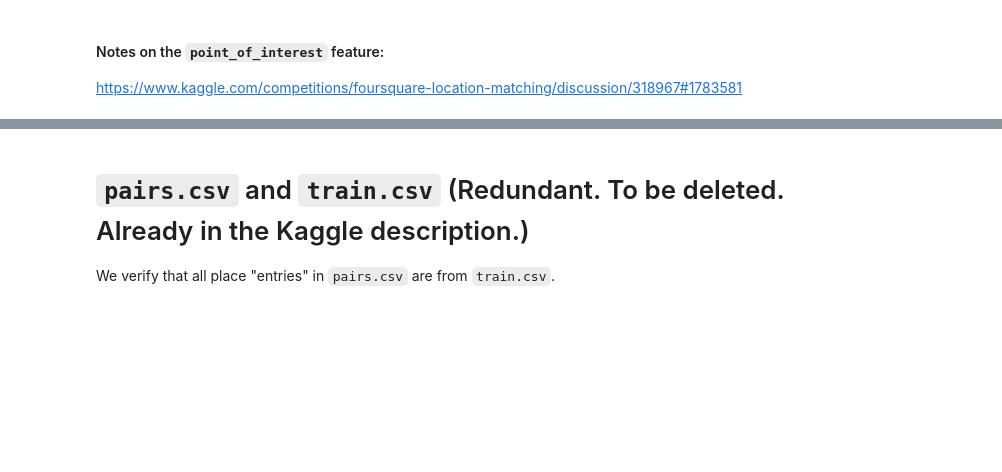
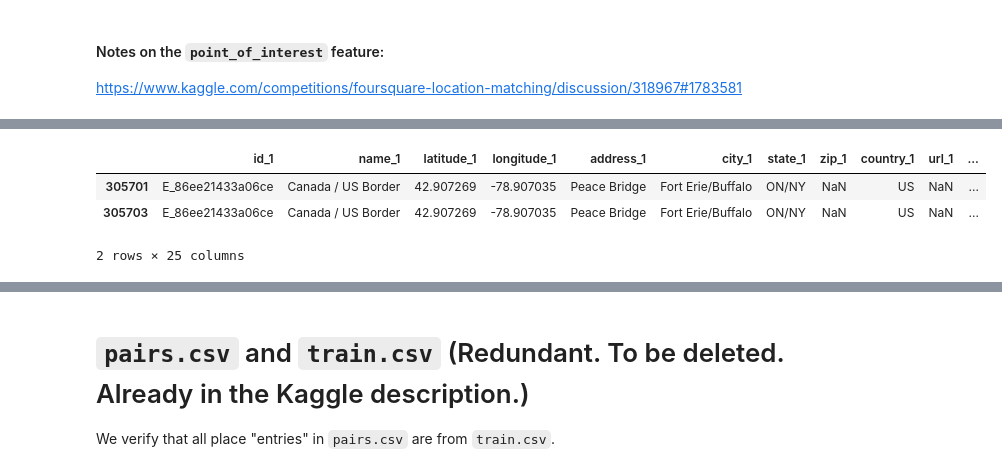
Before and after one commit to gormantt/foursquare-location-matching, a Jupyter notebook: cao_code/4sq-EDA1.ipynb, the cells around one changed output, grey strips where cells are left out. Saved outputs shown, nothing was run; the diff lists cells and outputs as text; code cells hidden in the pictures; blank space fills up the shorter version.

```diff
--- a/cao_code/4sq-EDA1.ipynb
+++ b/cao_code/4sq-EDA1.ipynb
@@ -505,0 +550,4 @@ df_pairs.info()
+# %%
+df_pairs_us = df_pairs[(df_pairs.country_1=='US') & (df_pairs.country_2=='US')]
+# %%
+df = df_pairs_us.copy()
@@ -505,0 +594,7 @@ df_pairs.info()
+# %%
+df[df['state_1']=='ON/NY']
+# %% [output]
+|  | id_1 | name_1 | latitude_1 | longitude_1 | address_1 | city_1 | state_1 | zip_1 | country_1 | url_1 | ... |
+| 305701 | E_86ee21433a06ce | Canada / US Border | 42.907269 | -78.907035 | Peace Bridge | Fort Erie/Buffalo | ON/NY | NaN | US | NaN | ... |
+| 305703 | E_86ee21433a06ce | Canada / US Border | 42.907269 | -78.907035 | Peace Bridge | Fort Erie/Buffalo | ON/NY | NaN | US | NaN | ... |
+2 rows × 25 columns
```
Also changed, not shown: parts of 36 cells of this notebook.
